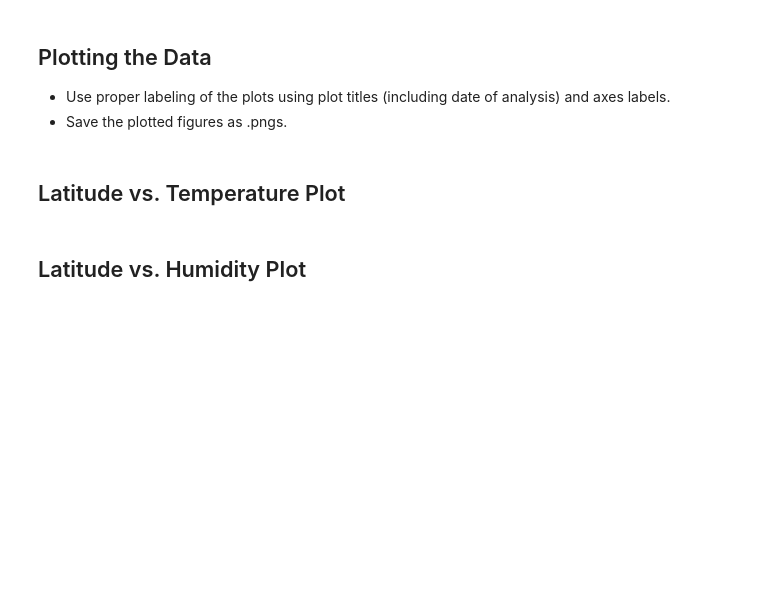
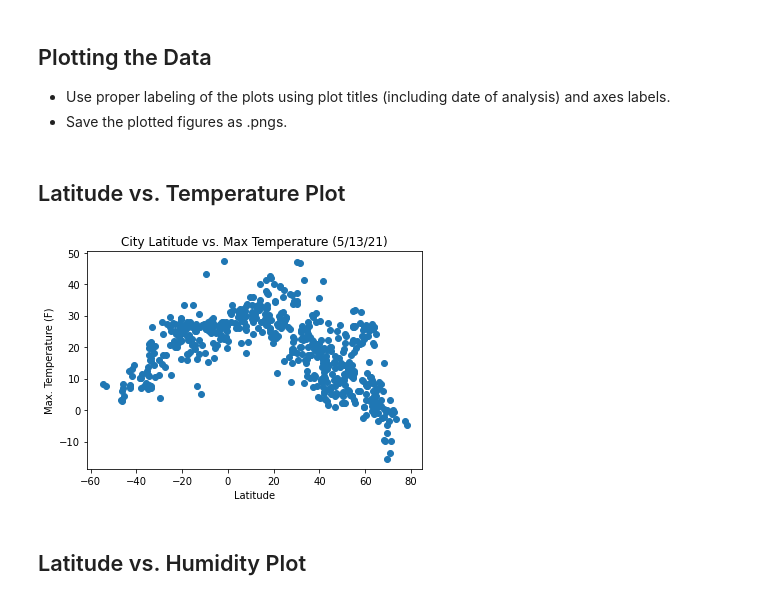
Before and after one commit to ttoffey/Python_API_Challenge, a Jupyter notebook: WeatherPy/WeatherPy.ipynb, the cells around one changed output. Drawn from its saved outputs; the diff is of its cells as text; code cells hidden in the pictures; blank space fills up the shorter version.

```diff
--- a/WeatherPy/WeatherPy.ipynb
+++ b/WeatherPy/WeatherPy.ipynb
@@ -176,0 +178,6 @@ taolanaro
+# %%
+df.to_csv("cities_data_.csv", index = False)
+df.head()
+df.dtypes
+df[['lat','long', 'temp', 'humidity', 'cloudiness', 'windspeed']]=df[['lat','long', 'temp', 'humidity', 'cloudiness', 'windspeed']].apply(pd.to_numeric)
+df.dtypes
@@ -176,0 +200,2 @@ taolanaro
+# %%
+df.drop(labels=[171,430,432], axis=0, inplace=True)
@@ -189,5 +234,18 @@ Skip this step if there are no cities that have humidity > 100%.
 * Save the plotted figures as .pngs.
 # %% [markdown]
 ## Latitude vs. Temperature Plot
+# %%
+latitude=df.iloc[:, 1]
+temperature=df.iloc[:, 3]
+
+
+# Plot
+plt.scatter(latitude, temperature)
+plt.title('City Latitude vs. Max Temperature (5/13/21)')
+plt.xlabel('Latitude')
+plt.ylabel('Max. Temperature (F)')
+plt.show()
+# %% [output]
+[figure, added]
 # %% [markdown]
 ## Latitude vs. Humidity Plot
```
Also changed, not shown: parts of 15 cells of this notebook, 1 other file.
